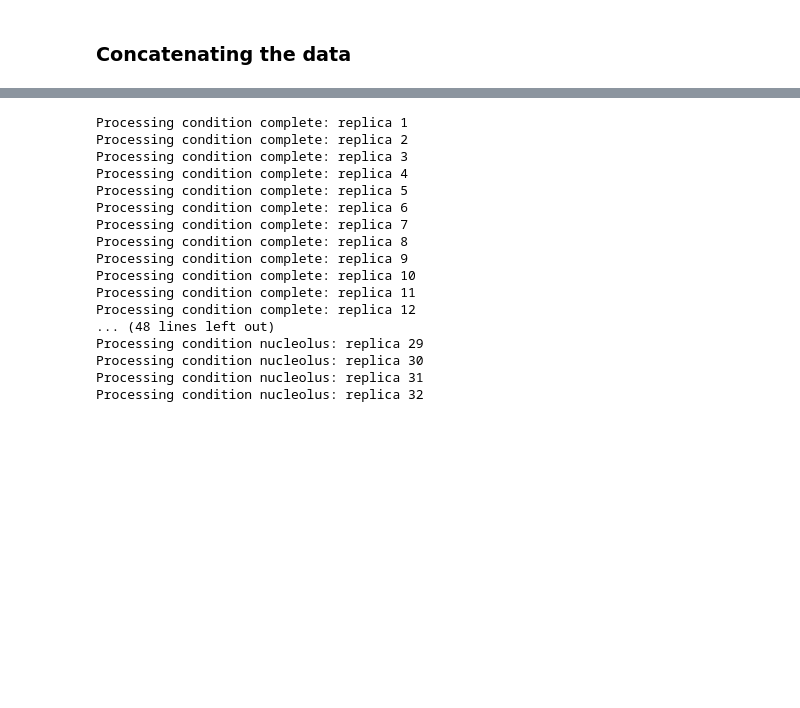
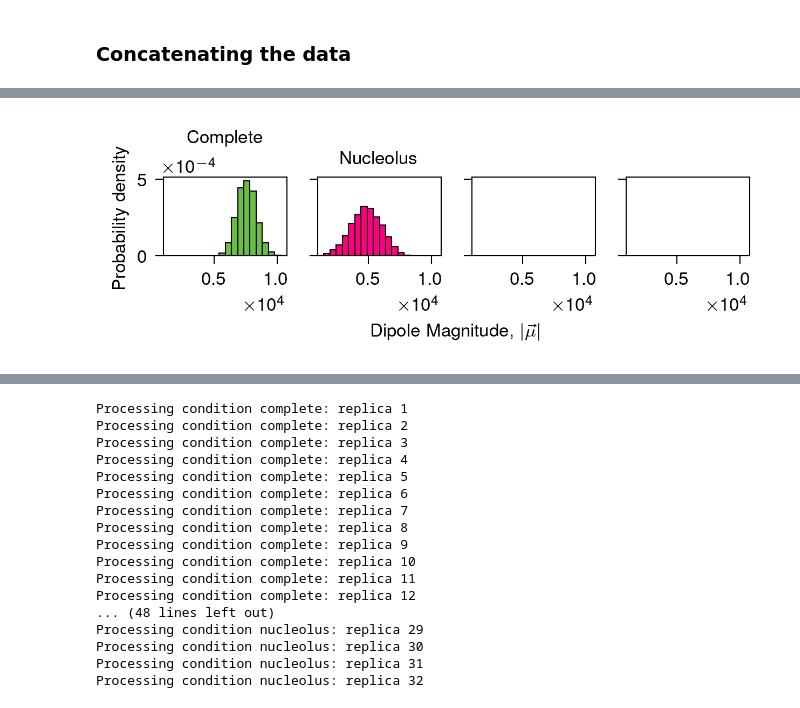
Before and after one commit to mellofariam/polarization, a Jupyter notebook: 3_analysis/polarization/plot-polarization.ipynb, the cells around one changed output, grey strips where cells are left out. Saved outputs shown, nothing was run; the diff lists cells and outputs as text; code cells hidden in the pictures; blank space fills up the shorter version.

```diff
--- a/3_analysis/polarization/plot-polarization.ipynb
+++ b/3_analysis/polarization/plot-polarization.ipynb
@@ -725,0 +845,70 @@ mpl.rcParams["figure.dpi"] = 300
+# %%
+fig, ax = plt.subplots(
+    1,
+    4,
+    figsize=(4.2, 1.6),
+    sharex=True,
+    sharey=True,
+    # layout="constrained",
+)
+
+vmin = np.min(
+    [
+        np.min(polarization[condition]["dipole_magnitude"])
+        for condition in conditions
+    ]
+)
+vmax = np.max(
+    [
+        np.max(polarization[condition]["dipole_magnitude"])
+        for condition in conditions
+    ]
+)
+bins = np.linspace(vmin, vmax, 21)
+
+for i, condition in enumerate(conditions):
+    ax[i].set_title(condition.capitalize(), fontsize=8)
+
+    ax[i].hist(
+        polarization[condition]["dipole_magnitude"],
+        bins=bins,
+        label=condition,
+        density=True,
+        color=color_palette[condition],
+    )
+
+    # ax[i].set_xlim((0, 1))
+    # ax[i].set_xticks(
+    #     [0, 0.25, 0.50, 0.75, 1.0],
+    #     [
+    #         r"0",
+    #         r"$\dfrac{\pi}{4}$",
+    #         r"$\dfrac{\pi}{2}$",
+    #         r"$\dfrac{3\pi}{4}$",
+    #         r"$\pi$",
+    #     ],
+    # )
+    # ax[i].set_yticks([0, 2, 4, 6])
+
+ax[0].set_ylabel("Probability density")
+
+fig.supxlabel(
+    r"Dipole Magnitude, $|\vec{\mu}|$", y=0.11, x=0.535, fontsize=8
+)
+
+formatter = mpl.ticker.ScalarFormatter(useMathText=True)
+formatter.set_scientific(True)
+formatter.set_powerlimits((0, 0))
+ax[0].yaxis.set_major_formatter(formatter)
+ax[0].set_xlim(vmin, vmax)
+
+formatter = mpl.ticker.ScalarFormatter(useMathText=True)
+formatter.set_scientific(True)
+formatter.set_powerlimits((0, 0))
+ax[0].xaxis.set_major_formatter(formatter)
+
+
+fig.tight_layout()
+# fig.savefig("figures/fig-dipole-alignment-one-chromosome.pdf")
+# %% [output]
+[figure, added]
```
Also changed, not shown: parts of 18 cells of this notebook, 3 other files.
